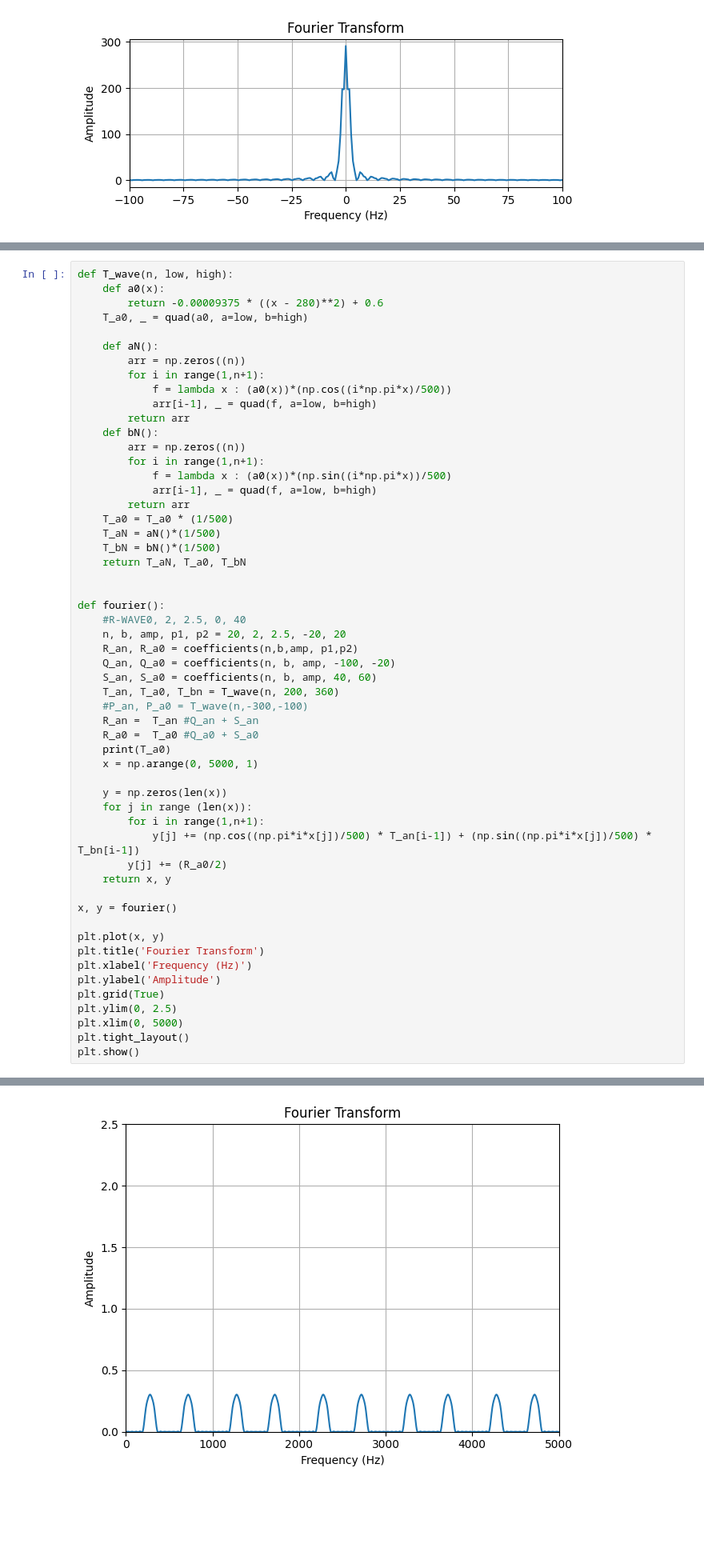
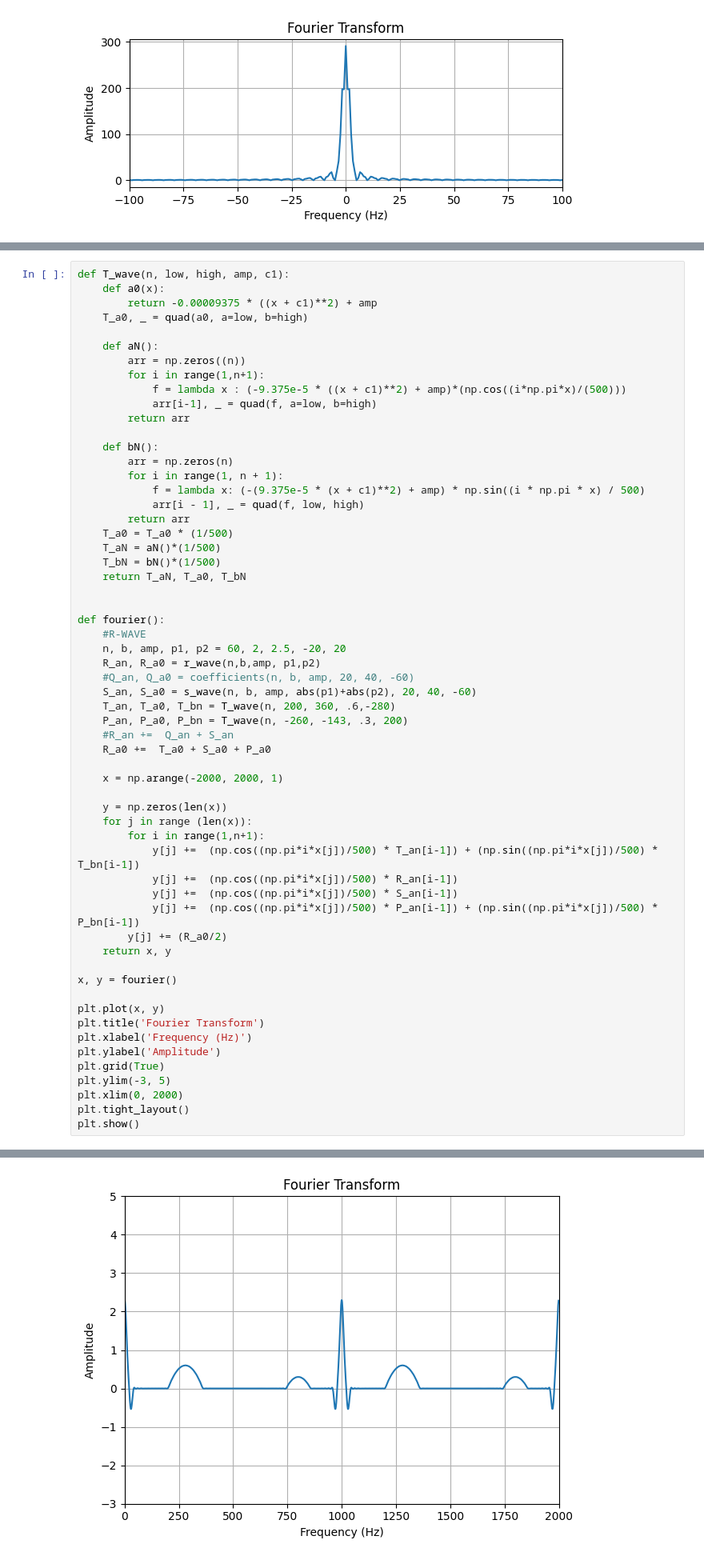
Before and after one commit to SalvatoreAguilera/ECG-SIM, a Jupyter notebook: ecg.ipynb, the cells around one changed output, grey strips where cells are left out. Shown at 80% size. Saved outputs shown, nothing was run; the diff lists cells and outputs as text; blank space fills up the shorter version.

```diff
--- a/ecg.ipynb
+++ b/ecg.ipynb
@@ -162,20 +180,21 @@ coefficients(10, 2, 2.5, -20,20)
 # %%
-def T_wave(n, low, high):
+def T_wave(n, low, high, amp, c1):
     def a0(x):
-        return -0.00009375 * ((x - 280)**2) + 0.6
+        return -0.00009375 * ((x + c1)**2) + amp
     T_a0, _ = quad(a0, a=low, b=high)
 
     def aN():
         arr = np.zeros((n))
         for i in range(1,n+1):
-            f = lambda x : (a0(x))*(np.cos((i*np.pi*x)/500))
+            f = lambda x : (-9.375e-5 * ((x + c1)**2) + amp)*(np.cos((i*np.pi*x)/(500)))
             arr[i-1], _ = quad(f, a=low, b=high)
         return arr
+
     def bN():
-        arr = np.zeros((n))
-        for i in range(1,n+1):
-            f = lambda x : (a0(x))*(np.sin((i*np.pi*x))/500)
-            arr[i-1], _ = quad(f, a=low, b=high)
+        arr = np.zeros(n)
+        for i in range(1, n + 1):
+            f = lambda x: (-(9.375e-5 * (x + c1)**2) + amp) * np.sin((i * np.pi * x) / 500)
+            arr[i - 1], _ = quad(f, low, high)
         return arr
     T_a0 = T_a0 * (1/500)
     T_aN = aN()*(1/500)
@@ -184,22 +203,25 @@ def T_wave(n, low, high):
 
 
 def fourier():
-    #R-WAVE0, 2, 2.5, 0, 40
-    n, b, amp, p1, p2 = 20, 2, 2.5, -20, 20
-    R_an, R_a0 = coefficients(n,b,amp, p1,p2)
-    Q_an, Q_a0 = coefficients(n, b, amp, -100, -20)
-    S_an, S_a0 = coefficients(n, b, amp, 40, 60)
-    T_an, T_a0, T_bn = T_wave(n, 200, 360)
-    #P_an, P_a0 = T_wave(n,-300,-100)
-    R_an =  T_an #Q_an + S_an
-    R_a0 =  T_a0 #Q_a0 + S_a0
-    print(T_a0)
-    x = np.arange(0, 5000, 1)
+    #R-WAVE
+    n, b, amp, p1, p2 = 60, 2, 2.5, -20, 20
+    R_an, R_a0 = r_wave(n,b,amp, p1,p2)
+    #Q_an, Q_a0 = coefficients(n, b, amp, 20, 40, -60)
+    S_an, S_a0 = s_wave(n, b, amp, abs(p1)+abs(p2), 20, 40, -60)
+    T_an, T_a0, T_bn = T_wave(n, 200, 360, .6,-280)
+    P_an, P_a0, P_bn = T_wave(n, -260, -143, .3, 200)
+    #R_an +=  Q_an + S_an
+    R_a0 +=  T_a0 + S_a0 + P_a0
+
+    x = np.arange(-2000, 2000, 1)
 
     y = np.zeros(len(x))
     for j in range (len(x)):
         for i in range(1,n+1):
-            y[j] += (np.cos((np.pi*i*x[j])/500) * T_an[i-1]) + (np.sin((np.pi*i*x[j])/500) * T_bn[i-1])
+            y[j] +=  (np.cos((np.pi*i*x[j])/500) * T_an[i-1]) + (np.sin((np.pi*i*x[j])/500) * T_bn[i-1])
+            y[j] +=  (np.cos((np.pi*i*x[j])/500) * R_an[i-1])
+            y[j] +=  (np.cos((np.pi*i*x[j])/500) * S_an[i-1])
+            y[j] +=  (np.cos((np.pi*i*x[j])/500) * P_an[i-1]) + (np.sin((np.pi*i*x[j])/500) * P_bn[i-1])
         y[j] += (R_a0/2)
     return x, y
 
@@ -210,8 +232,8 @@ plt.title('Fourier Transform')
 plt.xlabel('Frequency (Hz)')
 plt.ylabel('Amplitude')
 plt.grid(True)
-plt.ylim(0, 2.5)
-plt.xlim(0, 5000)
+plt.ylim(-3, 5)
+plt.xlim(0, 2000)
 plt.tight_layout()
 plt.show()
 # %% [output]
@@ -219,4 +240,4 @@ plt.show()
-[figure, old version]
+[figure, new version]
 # %%
 xsin = np.arange(200, 360, .001)
 ysin = np.zeros(len(xsin))
```
Also changed, not shown: parts of 4 cells of this notebook.
